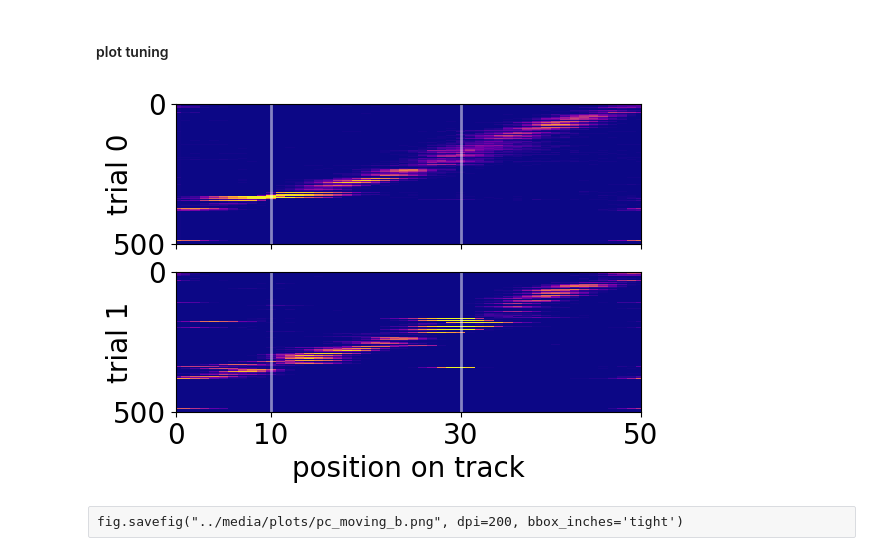
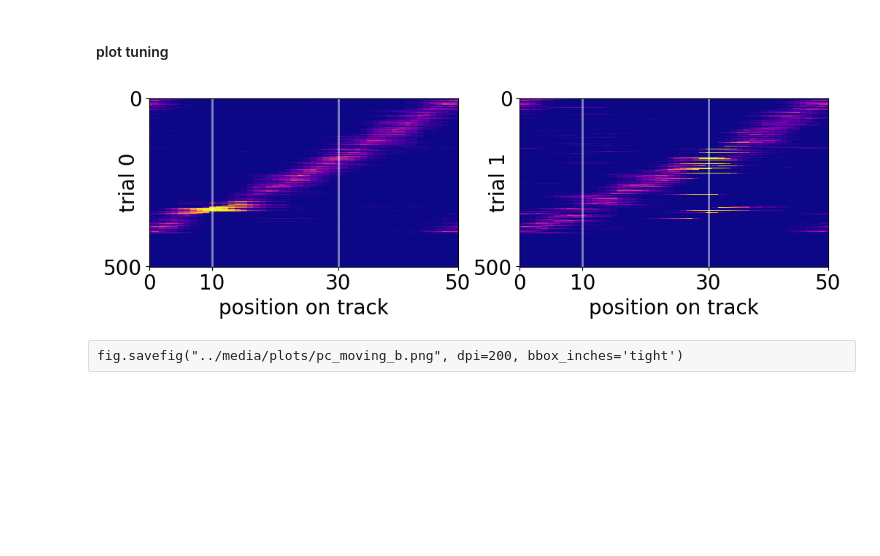
Before and after one commit to iKiru-hub/KAMemory, a Jupyter notebook: notebooks/lab_fig_c1.ipynb, the cells around one changed output. Saved outputs shown, nothing was run; the diff lists cells and outputs as text; code cells hidden in the pictures; blank space fills up the shorter version.

```diff
--- a/notebooks/lab_fig_c1.ipynb
+++ b/notebooks/lab_fig_c1.ipynb
@@ -527,7 +534,7 @@ logger("saved")
 # %%
 """ initialization """
 network_params["alpha"] = 0.5
-alpha_baseline = 0.1
+alpha_baseline = 0.5
 network_params["num_cues"] = 1
 cue_positions = [10, 30]
 track_params["cue_position"] = [cue_positions[0]]
@@ -538,9 +545,9 @@ track_train_input1, lap_cues, alpha_samples = utils.get_track_input(track_params
                                                               network_params=network_params,
                                                               cue_duration=1)
 track_params["cue_position"] = [cue_positions[1]]
-track_train_input2, lap_cues, alpha_samples = utils.get_track_input(track_params=track_params,
+track_train_input2, lap_cues2, alpha_samples = utils.get_track_input(track_params=track_params,
                                                              network_params=network_params,
                                                              cue_duration=1)
 
-logger(f"shape: {track_train_input.shape} {lap_cues.shape}")
+logger(f"shape: {track_train_input1.shape} {lap_cues.shape}")
 # %% [output]
@@ -556,0 +564,5 @@ plt.show()
+# %%
+""" autoencoder """
+
+info, autoencoder = models.load_session(
+    idx=3, verbose=True)
@@ -620,43 +654,47 @@ logger()
 # --- trial 1
 # Step 1: Average across laps (axis 0) for a given cue
 activity_mean_1 = np.mean(activity1[np.where(lap_cues==0)[0]], axis=0)  # Now shape is (positions, neurons)
+
 # Step 2: Find preferential place field (position with max activity) for each neuron
 preferential_fields_1 = np.argmax(activity_mean_1, axis=0)  # Finds the max position for each neuron
+
 # Step 3: Sort neurons by preferential place fields in descending order
 sorted_indices_1 = np.argsort(preferential_fields_1)[::-1]  # Sort in descending order of place fields
 sorted_activity_1 = activity_mean_1[:, sorted_indices_1]  # Reorder neurons by sorted indices
 
 # --- trial 2
 # Step 1: Average across laps (axis 0) for a given cue
 activity_mean_2 = np.mean(activity2[np.where(lap_cues==0)[0]], axis=0)  # Now shape is (positions, neurons)
 # Step 2: Find preferential place field (position with max activity) for each neuron
 preferential_fields_2 = np.argmax(activity_mean_2, axis=0)  # Finds the max position for each neuron
 # Step 3: Sort neurons by preferential place fields in descending order
 sorted_activity_2 = activity_mean_2[:, sorted_indices_1]  # Reorder neurons by sorted indices
 
 """ plot """
 
-fig, axs = plt.subplots(2, 1, figsize=(6, 4), sharex=True)
+fig, axs = plt.subplots(1, 2, figsize=(12, 3), sharex=True)
 fontsize=20
 
 # --- 1
 axs[0].imshow(sorted_activity_1.T[:500], aspect='auto', cmap='plasma', interpolation='nearest', vmin=0)
 
 # --- 2
 axs[1].imshow(sorted_activity_2.T[:500], aspect='auto', cmap='plasma', interpolation='nearest', vmin=0)
 axs[1].set_xticks([0, 10, 30, 49], [0, 10, 30, 50], fontsize=fontsize)
 axs[1].set_xlabel('position on track', fontsize=fontsize)
+axs[0].set_xticks([0, 10, 30, 49], [0, 10, 30, 50], fontsize=fontsize)
+axs[0].set_xlabel('position on track', fontsize=fontsize)
 
 # ---
 for i, ax in enumerate(axs):
-    ax.set_ylabel(f'trial {i}', labelpad=-15, fontsize=fontsize)
+    ax.set_ylabel(f'trial {i}', labelpad=-35, fontsize=fontsize)
     ax.set_xlim(0, 49)
-    ax.set_yticks([0, 500], [0, 500], fontsize=fontsize)
+    ax.set_yticks([0, 499], [0, 500], fontsize=fontsize)
     ax.axvline(10, lw=2, color='white', alpha=0.5)
     ax.axvline(30, lw=2, color='white', alpha=0.5)
 
 plt.show()
 # %% [output]
-[figure, old version]
+[figure, new version]
 # %% [raw]
 fig.savefig("../media/plots/pc_moving_b.png", dpi=200, bbox_inches='tight')
```
Also changed, not shown: parts of 48 cells of this notebook, 14 other files.
